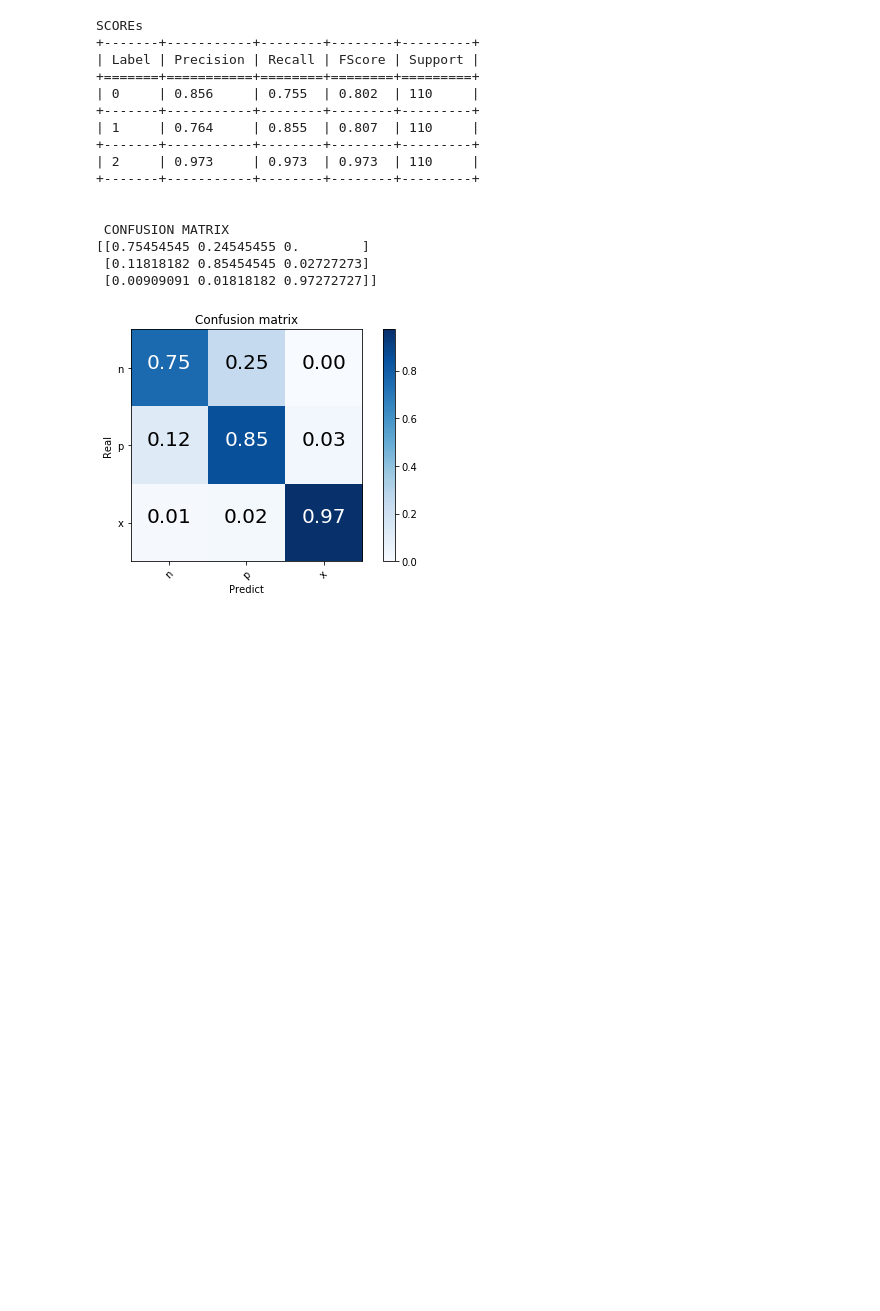
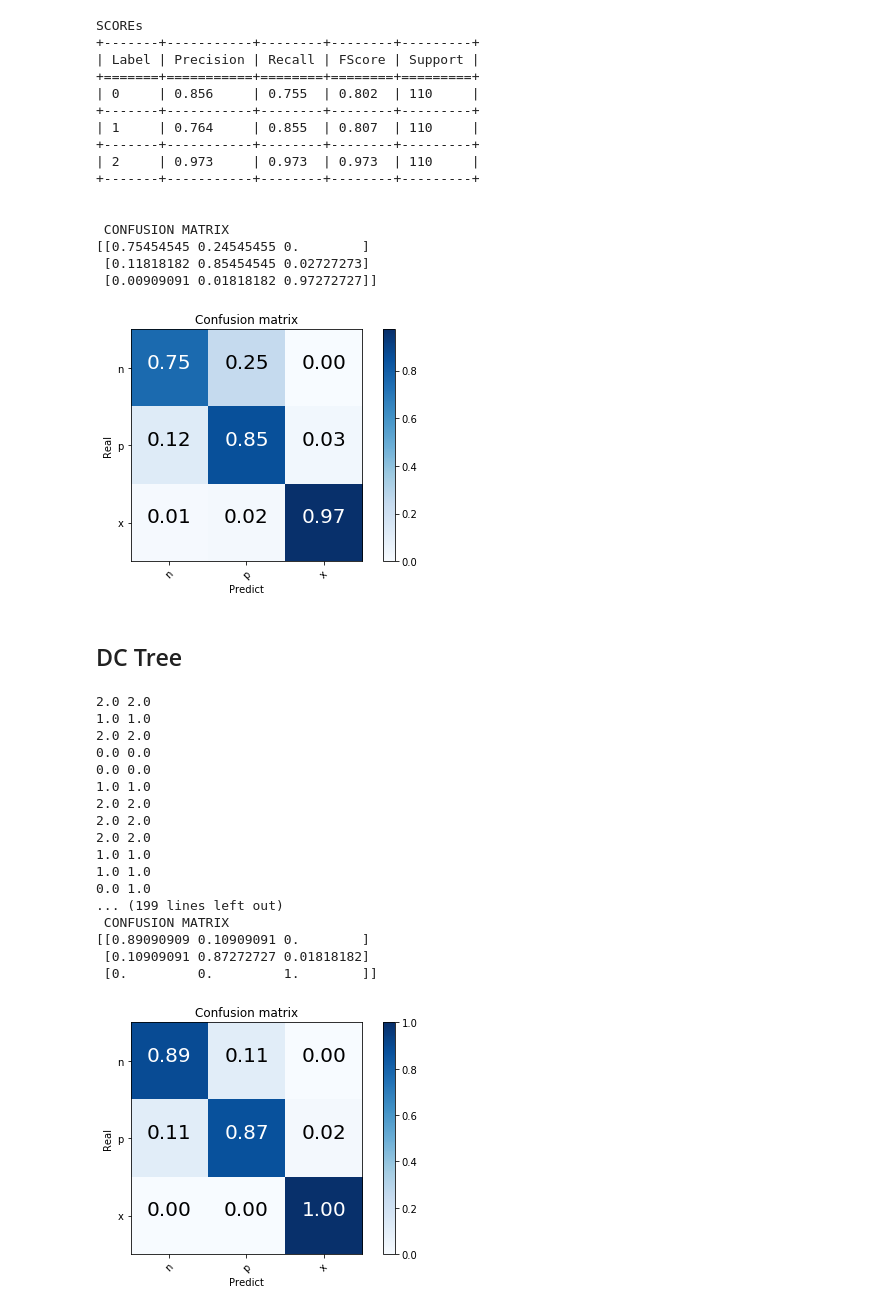
Before and after one commit to cilegann/TuberculosisDetect, a Jupyter notebook: src/detect_flow.ipynb, the cells around one changed output. Cells and saved outputs as stored; diff of their text form; code cells hidden in the pictures; blank space fills up the shorter version.

```diff
--- a/src/detect_flow.ipynb
+++ b/src/detect_flow.ipynb
@@ -185,0 +152,40 @@ m=clf.fit()
+# %% [markdown]
+## DC Tree
+# %%
+from sklearn import tree
+from sklearn.model_selection import train_test_split
+clf=tree.DecisionTreeClassifier()
+x=[]
+y=[]
+for k,v in probs.items():
+    y.append(v["real"])
+    x.append(np.concatenate((v["cnn"]["prob"],v["tscnn"]["prob"],v["yolo"]["prob"],v["tsyolo"]["prob"])))
+x=np.asarray(x)
+y=np.asarray(y)
+X_train, X_test, y_train, y_test = train_test_split(x, y, test_size=0.6)
+m=clf.fit(X_train,y_train)
+y_pred=m.predict(X_test)
+for yy,pp in zip(y_test,y_pred):
+    print(yy,pp)
+y_predict=m.predict(x)
+evaluate(y,y_predict)
+plot_confusion_matrix(y,y_predict,["n","p","x"])
+# %% [output]
+2.0 2.0
+1.0 1.0
+2.0 2.0
+0.0 0.0
+0.0 0.0
+1.0 1.0
+2.0 2.0
+2.0 2.0
+2.0 2.0
+1.0 1.0
+1.0 1.0
+0.0 1.0
+... (199 lines left out)
+ CONFUSION MATRIX
+[[0.89090909 0.10909091 0.        ]
+ [0.10909091 0.87272727 0.01818182]
+ [0.         0.         1.        ]]
+[figure, added]
```
Also changed, not shown: parts of 6 cells of this notebook.
